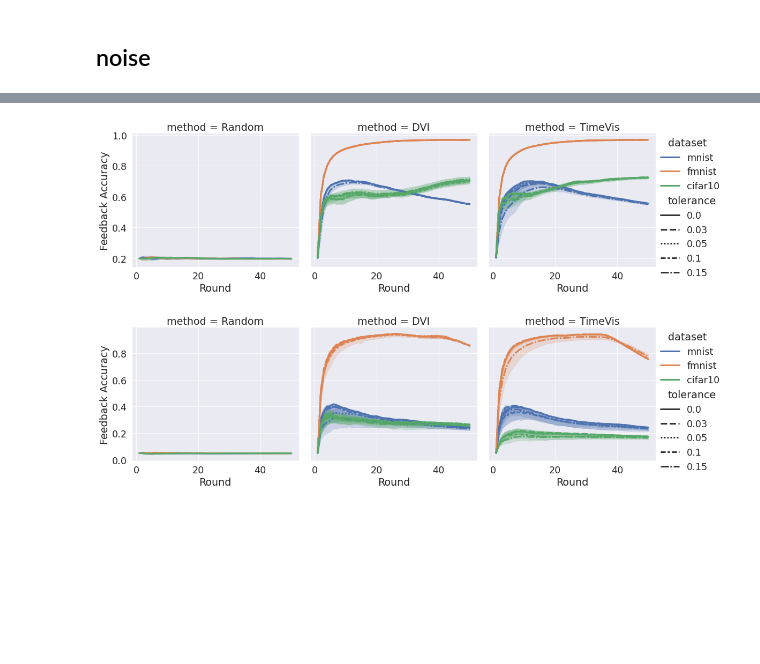
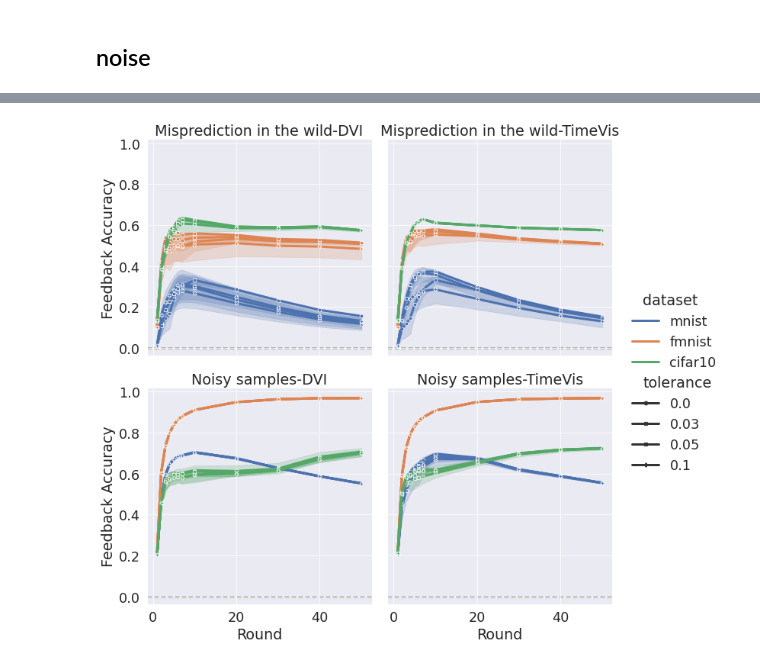
Before and after one commit to xianglinyang/DeepDebugger, a Jupyter notebook: experiments/trajectory_plot.ipynb, the cells around one changed output, grey strips where cells are left out. Cells and saved outputs as stored; diff of their text form; code cells hidden in the pictures; blank space fills up the shorter version.

```diff
--- a/experiments/trajectory_plot.ipynb
+++ b/experiments/trajectory_plot.ipynb
@@ -232,0 +229,4 @@ fg.figure.savefig(
+# %%
+eval_path = "/home/xianglin/projects/DVI_data/noisy/symmetric/feedback.xlsx"
+df = pd.read_excel(eval_path, index_col=0, dtype={"task":str, "dataset":str, "method":str, "rate":int, "tolerance":float, "iter":int, "eval":float})
+# df = df.rename(columns={"rate": "noise rate"})
@@ -232,0 +243,8 @@ fg.figure.savefig(
+# %%
+eval_path = "/home/xianglin/projects/DVI_data/active_learning/random/resnet18/feedback.xlsx"
+df = pd.read_excel(eval_path, index_col=0, dtype={"task":str, "dataset":str, "method":str, "rate":int, "tolerance":float, "iter":int, "eval":float})
+# df = df.rename(columns={"rate": "labeled ratio"})
+# %%
+# "task":str, "dataset":str, "method":str, "rate":int, "tolerance":float, "iter":int, "eval":float
+df_al_eval = df[(df.task=="feedback")&(df.tolerance<0.15)&(df.rate==30)]
+df_al_eval["Task"] = ["Misprediction in the wild"]*len(df_al_eval)
@@ -233,32 +257,22 @@ fg.figure.savefig(
+# %%
+df_eval = df_al_eval.append(df_noise_eval, ignore_index=True)
+df_eval = df_eval[df_eval.method!="Random"]
+df_eval = df_eval[df_eval.iter.isin([1,2,3,4,5,6,7,10,20,30,40,50])]
 # %%
-# "task":str, "dataset":str, "method":str, "rate":int, "tolerance":float, "iter":int, "eval":float})
-df_eval = df[(df.task=="feedback")&(df.rate==20)]
 sns.set_theme()
 sns.set_context("paper", font_scale=2, rc={"lines.linewidth": 3})
-fg = sns.relplot(data=df_eval, x="iter", y="eval", col="method", hue="dataset", hue_order=["mnist","fmnist","cifar10"], style="tolerance", kind="line", legend="auto")
-# sns.move_legend(fg, "center right", bbox_to_anchor=(0.8,1), ncol=9, title=None, frameon=True)
+fg = sns.relplot(data=df_eval, x="iter", y="eval",row="Task", col="method", hue="dataset", hue_order=["mnist","fmnist","cifar10"], style="tolerance", markers=True, dashes=False, kind="line", legend="auto")
+# sns.move_legend(fg,"" frameon=True)
+# sns.move_legend(fg, "center right")
 fg.set(xlabel='Round', ylabel='Feedback Accuracy')
+(fg.map(plt.axhline, y=0, color=".7", dashes=(2, 1), zorder=0)
+  .set_titles("{row_name}-{col_name}")
+  )
 fg.figure.savefig(
-    "../singleVis/plot/plot_results/noise_simulation_noise_20.png",
+    "../singleVis/plot/plot_results/noise_simulation.pdf",
     dpi=300,
     bbox_inches="tight",
     pad_inches=0.0,
 )
 # %% [output]
-[figure, old version]
+[figure, new version]
-# %%
-# "task":str, "dataset":str, "method":str, "rate":int, "tolerance":float, "iter":int, "eval":float})
-df_eval = df[(df.task=="feedback")&(df.rate==5)]
-sns.set_theme()
-sns.set_context("paper", font_scale=2, rc={"lines.linewidth": 3})
-fg = sns.relplot(data=df_eval, x="iter", y="eval", col="method", hue="dataset", hue_order=["mnist","fmnist","cifar10"], style="tolerance", kind="line", legend="auto")
-# sns.move_legend(fg, "center right", bbox_to_anchor=(0.8,1), ncol=9, title=None, frameon=True)
-fg.set(xlabel='Round', ylabel='Feedback Accuracy')
-fg.figure.savefig(
-    "../singleVis/plot/plot_results/noise_simulation_noise_5.png",
-    dpi=300,
-    bbox_inches="tight",
-    pad_inches=0.0,
-)
-# %% [output]
-[figure, removed]
```
Also changed, not shown: parts of 24 cells of this notebook, 1 other file.
